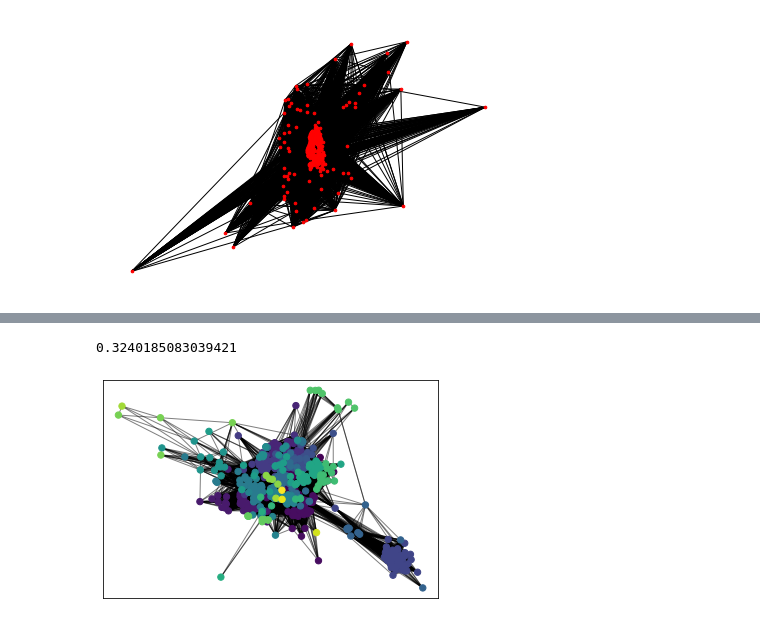
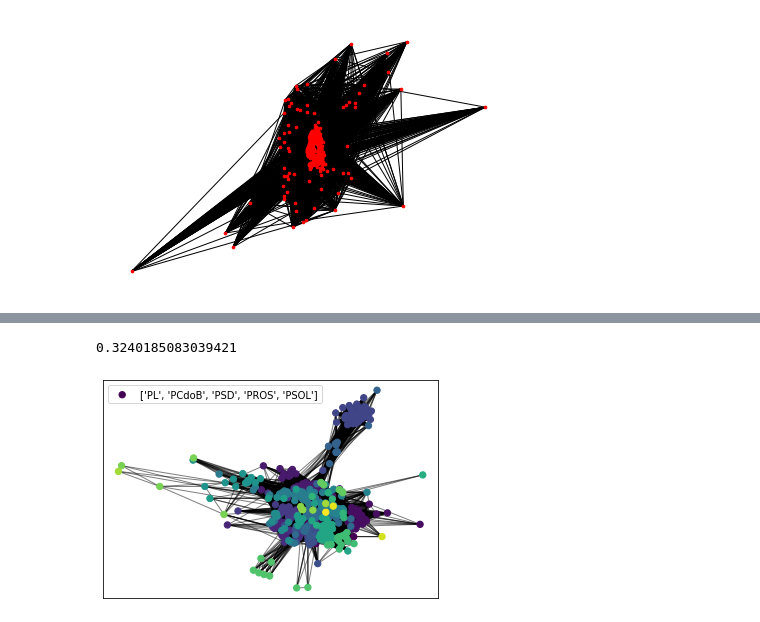
Before and after one commit to rodrigohaddad/Complex-Networks, a Jupyter notebook: tf/analyse_network.ipynb, the cells around one changed output, grey strips where cells are left out. Saved outputs shown, nothing was run; the diff lists cells and outputs as text; code cells hidden in the pictures.

```diff
--- a/tf/analyse_network.ipynb
+++ b/tf/analyse_network.ipynb
@@ -98,32 +153,34 @@ dp = list(dep_new_dict.values())
 
 new_partition = list()
 for partition in dp:
     nodes = list()
     for n in partition:
         try:
             GL[n]
             nodes.append(n)
         except:
             pass
     new_partition.append(nodes)
 
 print(nx_comm.modularity(GL, new_partition))
 
 new_partition_p = dict()
 i = 0
 for partition in new_partition:
     for n in partition:
         new_partition_p[n] = i
     i += 1
 
 # draw the graph
 pos_2 = nx.spring_layout(GL)
 # color the nodes according to their partition
 cmap_2 = cm.get_cmap('viridis', len(list(set(dep_sigla_dict.values()))))
 nx.draw_networkx_nodes(GL, pos_2, new_partition_p.keys(), node_size=40,
-                       cmap=cmap_2, node_color=list(new_partition_p.values()))
+                       cmap=cmap_2, node_color=list(new_partition_p.values()),
+                       )
 nx.draw_networkx_edges(GL, pos_2, alpha=0.5)
+plt.legend()
 plt.show()
 # %% [output]
 0.3240185083039421
-[figure, old version]
+[figure, new version]
```
Also changed, not shown: parts of 10 cells of this notebook, 1 other file.
